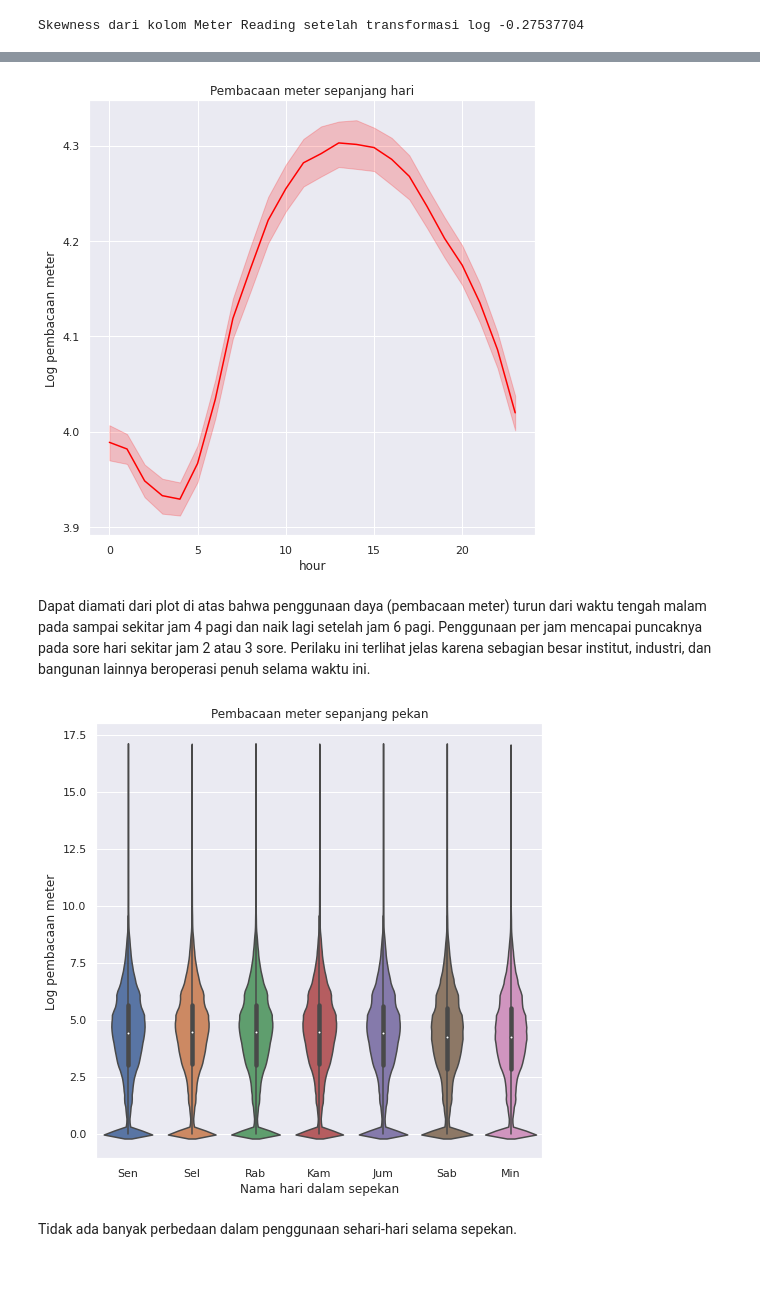
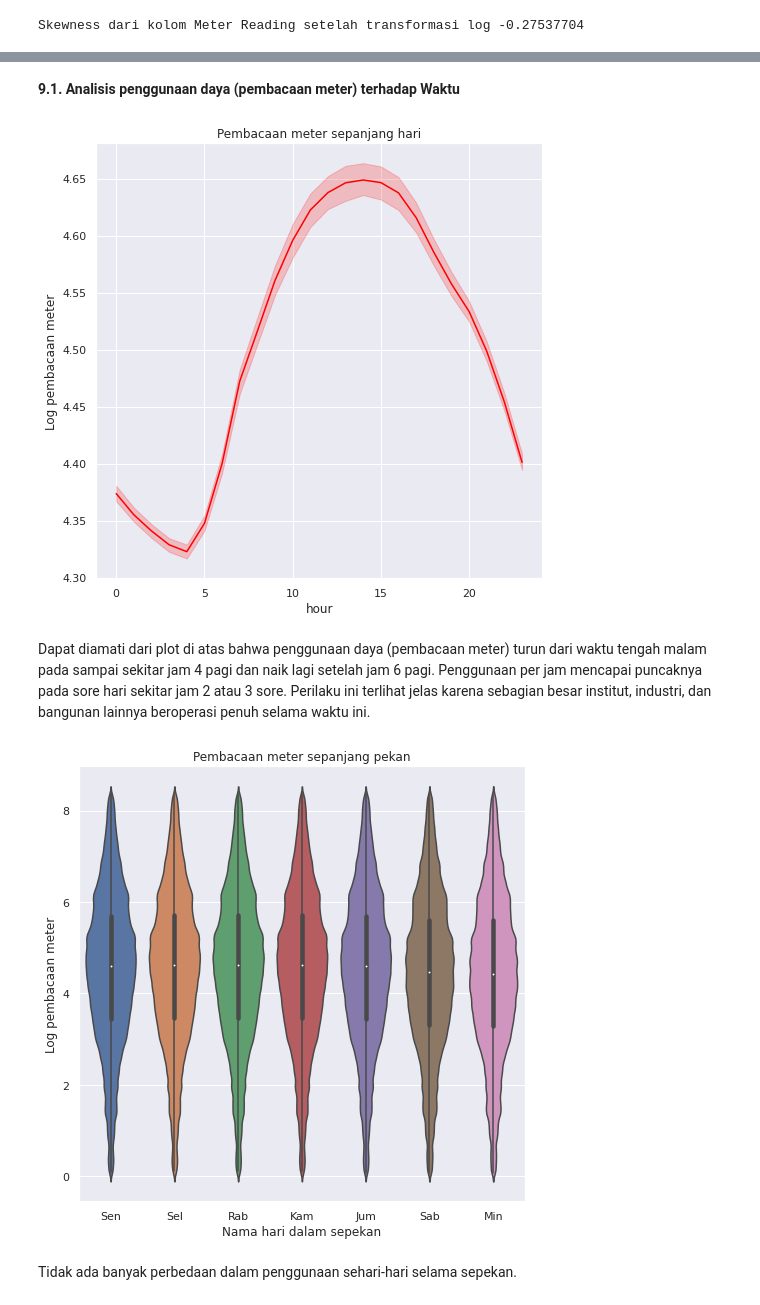
Before and after one commit to thyeaditungson29/myDataScience, a Jupyter notebook: EVDA_project22_UTS_dataFromKaggle.ipynb, the cells around one changed output, grey strips where cells are left out. Drawn from its saved outputs; the diff is of its cells as text; code cells hidden in the pictures; blank space fills up the shorter version.

```diff
--- a/EVDA_project22_UTS_dataFromKaggle.ipynb
+++ b/EVDA_project22_UTS_dataFromKaggle.ipynb
@@ -497,0 +608,5 @@ Selanjutnya kita akan coba explore penggunaan daya (pembacaan meter_reading) dar
+# %%
+#Membuat data frame baru yang berbeda dimana tanpa outlier
+df_all_Train2 = df_all_Train[df1] #Data tanpa outlier
+#Membandingkan dimensi data lama dan data baru
+print(df_all_Train2.shape, df_all_Train.shape)
@@ -497,0 +701,4 @@ Selanjutnya kita akan coba explore penggunaan daya (pembacaan meter_reading) dar
+# %%
+#Mengapus fitur/variabel dengan missing value > 50%
+threshold = len(df_all_Train2) * 0.5
+df_all_Train2.dropna(axis=1, thresh = threshold, inplace = True)
@@ -497,0 +715,9 @@ Selanjutnya kita akan coba explore penggunaan daya (pembacaan meter_reading) dar
+# %%
+#Karena Meannya berupa NaN, maka missing value yang akan dilakukan dengan mengimputasinya dengan nilai Median
+df_all_Train2['cloud_coverage'].fillna(df_all_Train2['cloud_coverage'].median(), inplace=True)
+df_all_Train2['sea_level_pressure'].fillna(df_all_Train2['sea_level_pressure'].median(), inplace=True)
+df_all_Train2['precip_depth_1_hr'].fillna(df_all_Train2['precip_depth_1_hr'].median(), inplace=True)
+df_all_Train2['wind_direction'].fillna(df_all_Train2['wind_direction'].median(), inplace=True)
+df_all_Train2['wind_speed'].fillna(df_all_Train2['wind_speed'].median(), inplace=True)
+df_all_Train2['dew_temperature'].fillna(df_all_Train2['dew_temperature'].median(), inplace=True)
+df_all_Train2['air_temperature'].fillna(df_all_Train2['air_temperature'].median(), inplace=True)
@@ -497,0 +792,3 @@ Selanjutnya kita akan coba explore penggunaan daya (pembacaan meter_reading) dar
+# %%
+#transformasi log untuk variabel luas bangunan (square_feet)
+df_all_Train2['square_feet']=np.log1p(df_all_Train2['square_feet'])
@@ -498,27 +860,29 @@ Selanjutnya kita akan coba explore penggunaan daya (pembacaan meter_reading) dar
+# %% [markdown]
+**9.1. Analisis penggunaan daya (pembacaan meter) terhadap Waktu**
 # %%
 #Melihat rataan penggunaan daya (pembacaan meter_reading) secara harian (pada tiap jamnya)
 plt.figure(figsize=(8,8))
-hour_df= df_all_Train.groupby(['timestamp','hour']).meter_reading.mean().reset_index()
+hour_df= df_all_Train2.groupby(['timestamp','hour']).meter_reading.mean().reset_index()
 sns.lineplot(x=hour_df['hour'], y=hour_df['meter_reading'], color='red')
 plt.ylabel("Log pembacaan meter")
 plt.title("Pembacaan meter sepanjang hari")
 plt.show()
 # %% [output]
-[figure, old version]
+[figure, new version]
 # %% [markdown]
 Dapat diamati dari plot di atas bahwa penggunaan daya (pembacaan meter) turun dari waktu tengah malam pada sampai sekitar jam 4 pagi dan naik lagi setelah jam 6 pagi. Penggunaan per jam mencapai puncaknya pada sore hari sekitar jam 2 atau 3 sore. Perilaku ini terlihat jelas karena sebagian besar institut, industri, dan bangunan lainnya beroperasi penuh selama waktu ini.
 # %%
 #Melihat rataan penggunaan daya (pembacaan meter_reading) secara pekanan (pada tiap harinya)
 plt.figure(figsize=(8,8))
 day_labels= ['Sen', 'Sel', 'Rab', 'Kam', 'Jum', 'Sab', 'Min']
-p=sns.violinplot(x=df_all_Train['dayofweek'], y=df_all_Train['meter_reading'], pallete='muted')
+p=sns.violinplot(x=df_all_Train2['dayofweek'], y=df_all_Train2['meter_reading'], pallete='muted')
 p.set_xticklabels(day_labels)
 plt.xlabel("Nama hari dalam sepekan")
 plt.ylabel("Log pembacaan meter")
 plt.title("Pembacaan meter sepanjang pekan")
 plt.show()
 # %% [output]
-[figure, old version]
+[figure, new version]
 # %% [markdown]
 Tidak ada banyak perbedaan dalam penggunaan sehari-hari selama sepekan.
 # %%
```
Also changed, not shown: parts of 149 cells of this notebook.
